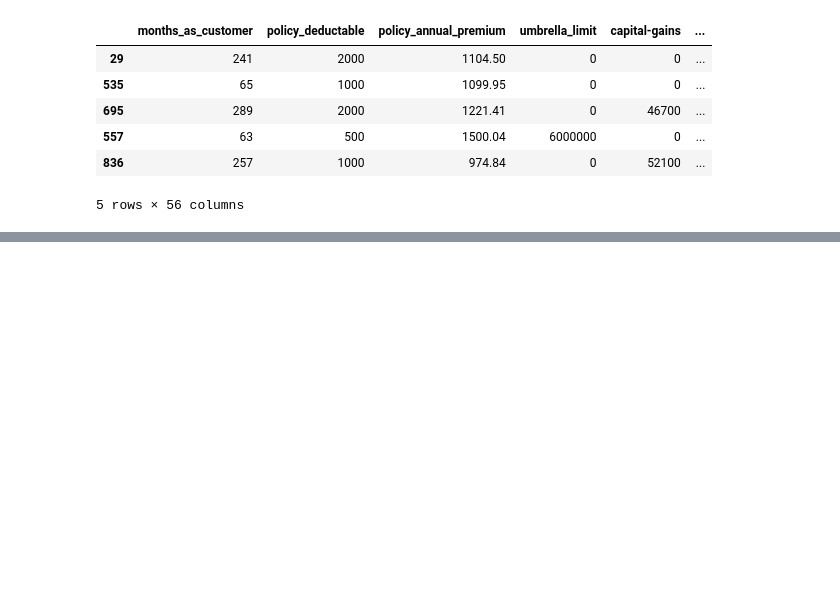
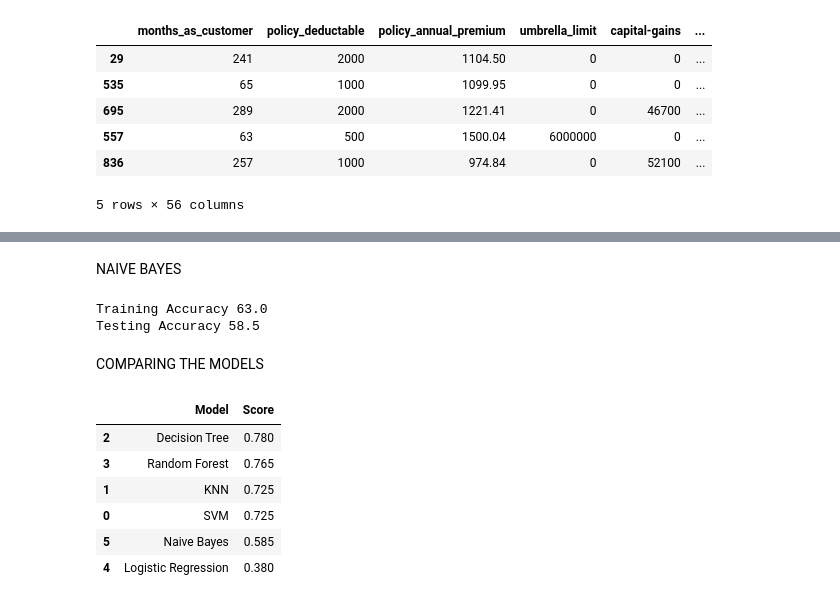
Before and after one commit to Fruce/Insurance-Fraud, a Jupyter notebook: Insurance_Fraud.ipynb, the cells around one changed output, grey strips where cells are left out. Cells and saved outputs as stored; diff of their text form; code cells hidden in the pictures; blank space fills up the shorter version.

```diff
--- a/Insurance_Fraud.ipynb
+++ b/Insurance_Fraud.ipynb
@@ -234,0 +409,6 @@ X_train.head()
+# %%
+# best estimator
+
+dtc = grid_search.best_estimator_
+
+y_pred = dtc.predict(X_test)
@@ -234,0 +478,15 @@ X_train.head()
+# %%
+from sklearn.linear_model import LogisticRegressionCV
+from sklearn.metrics import confusion_matrix, accuracy_score, classification_report
+
+lg = LogisticRegressionCV(solver='lbfgs', max_iter=5000, cv=10)
+
+lg.fit(X_train, y_train)
+
+lrg_pred = lg.predict(X_test)
+
+lg_test_acc = accuracy_score(y_test, lrg_pred)
+
+print(confusion_matrix(y_test, lrg_pred))
+print(lg_test_acc)
+print(classification_report(y_test, lrg_pred))
@@ -234,0 +505,39 @@ X_train.head()
+# %% [markdown]
+NAIVE BAYES
+# %%
+from sklearn.naive_bayes import GaussianNB
+from sklearn.metrics import accuracy_score
+
+X_test = X_test[X_train.columns]
+
+gnb = GaussianNB()
+
+model_2 = gnb.fit(X_train, y_train)
+
+predict_log = model_2.predict(X_test)
+
+train_acc = accuracy_score(y_train, model_2.predict(X_train))
+nb_test_acc = accuracy_score(y_test, predict_log)
+
+print("Training Accuracy", 100 * train_acc)
+print("Testing Accuracy", 100 * nb_test_acc)
+# %% [output]
+Training Accuracy 63.0
+Testing Accuracy 58.5
+# %% [markdown]
+COMPARING THE MODELS
+# %%
+models = pd.DataFrame({
+    'Model' : ['SVM', 'KNN', 'Decision Tree', 'Random Forest', 'Logistic Regression', 'Naive Bayes'],
+    'Score' : [svc_test_acc, knn_test_acc, dtc_test_acc, rand_clf_test_acc, lg_test_acc, nb_test_acc]
+})
+
+models.sort_values(by='Score', ascending=False)
+# %% [output]
+|  | Model | Score |
+| 2 | Decision Tree | 0.780 |
+| 3 | Random Forest | 0.765 |
+| 1 | KNN | 0.725 |
+| 0 | SVM | 0.725 |
+| 5 | Naive Bayes | 0.585 |
+| 4 | Logistic Regression | 0.380 |
```
Also changed, not shown: parts of 25 cells of this notebook.
